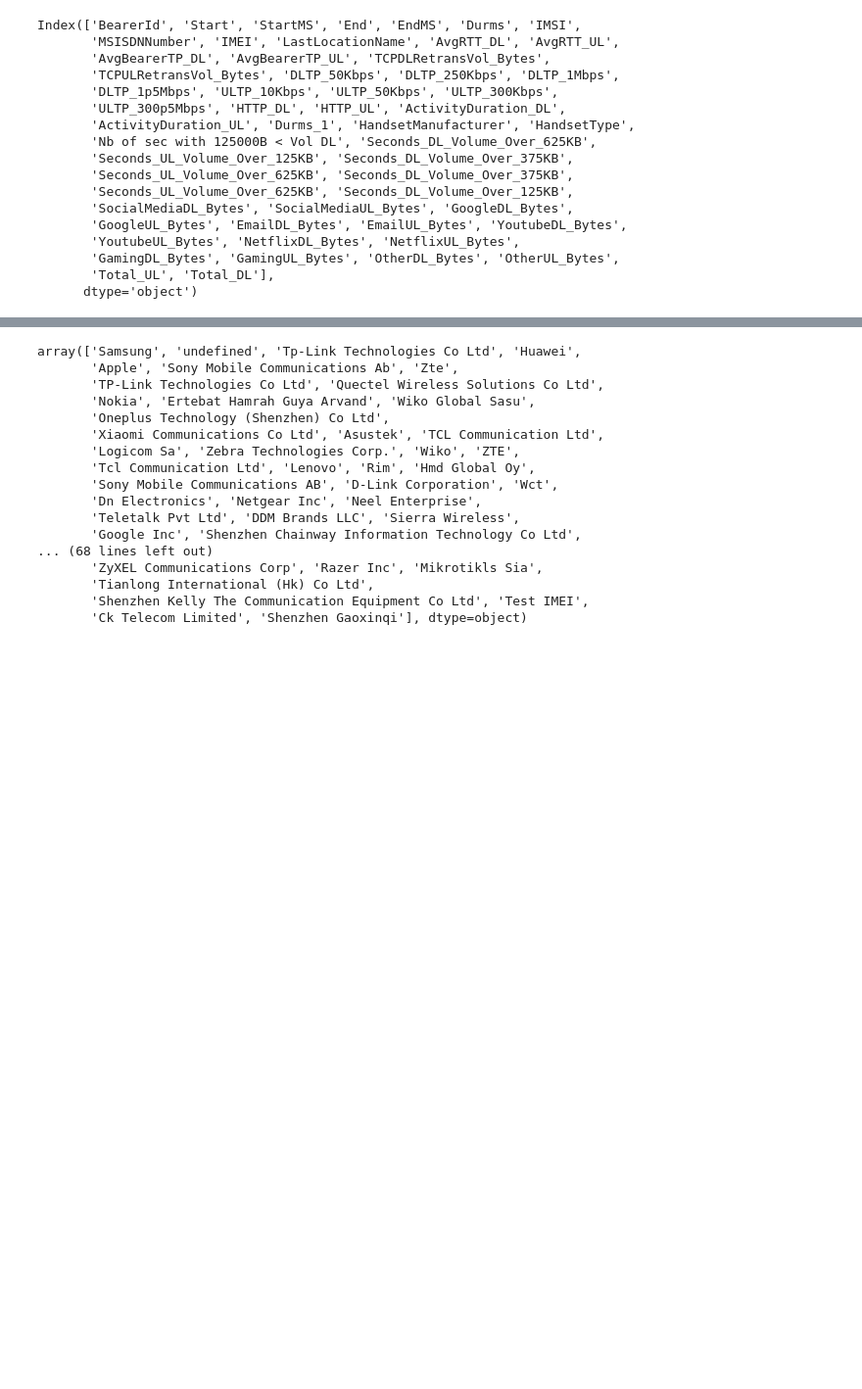
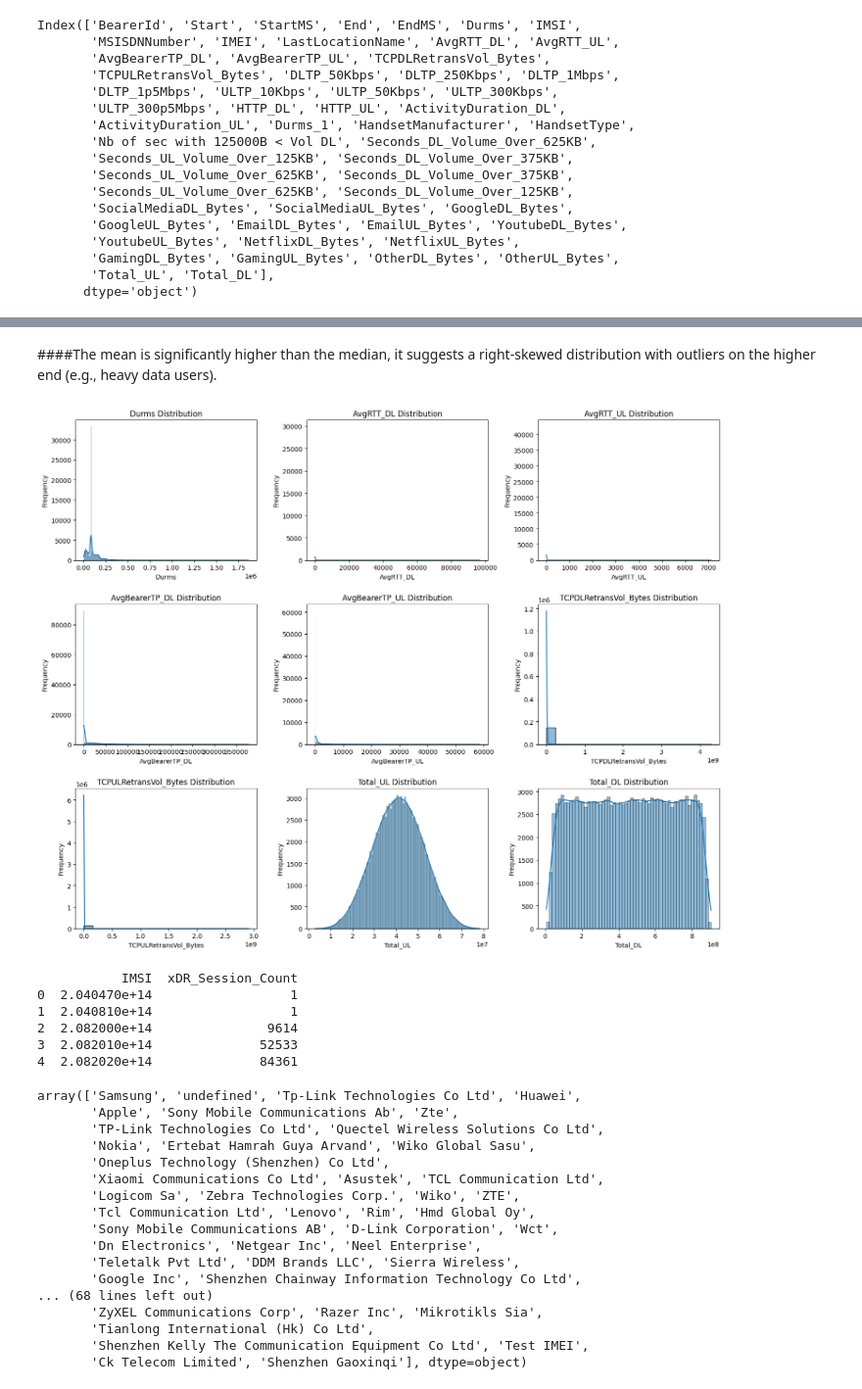
Before and after one commit to santoshdhalwalkar/Telecommunication, a Jupyter notebook: Telecommunication.ipynb, the cells around one changed output, grey strips where cells are left out. Shown at 98% size. Saved outputs shown, nothing was run; the diff lists cells and outputs as text; code cells hidden in the pictures; blank space fills up the shorter version.

Commit message:
Calculate Aggregate per use info and Analyze the basic metrics

```diff
--- a/Telecommunication.ipynb
+++ b/Telecommunication.ipynb
@@ -439,3 +398,13 @@ Index(['BearerId', 'Start', 'StartMS', 'End', 'EndMS', 'Durms', 'IMSI',
        'GamingDL_Bytes', 'GamingUL_Bytes', 'OtherDL_Bytes', 'OtherUL_Bytes',
        'Total_UL', 'Total_DL'],
       dtype='object')
+# %%
+# Select relevant columns for analysis
+columns_to_analyze = [
+    'Durms', 'AvgRTT_DL', 'AvgRTT_UL', 'AvgBearerTP_DL', 'AvgBearerTP_UL',
+    'TCPDLRetransVol_Bytes', 'TCPULRetransVol_Bytes', 'Total_UL', 'Total_DL'
+]
+
+# Compute descriptive statistics
+metrics = df[columns_to_analyze].describe().T
+metrics
@@ -442,3 +422,34 @@ Index(['BearerId', 'Start', 'StartMS', 'End', 'EndMS', 'Durms', 'IMSI',
+# %% [markdown]
+####The mean is significantly higher than the median, it suggests a right-skewed distribution with outliers on the higher end (e.g., heavy data users).
+# %%
+# Plot histograms and line plots to visualize skewness
+plt.figure(figsize=(15, 12))
+
+for i, column in enumerate(columns_to_analyze, 1):
+    plt.subplot(3, 3, i)
+    sns.histplot(df[column], kde=True)
+    plt.title(f'{column} Distribution')
+    plt.xlabel(column)
+    plt.ylabel('Frequency')
+
+plt.tight_layout()
+plt.show()
+# %% [output]
+[figure, added]
+# %%
+# Group by user identifier (e.g., IMSI)
+# Calculate the number of xDR sessions per user
+user_session_count = df.groupby('IMSI').size().reset_index(name='xDR_Session_Count')
+
+# Display the first few rows of the result
+print(user_session_count.head())
+# %% [output]
+           IMSI  xDR_Session_Count
+0  2.040470e+14                  1
+1  2.040810e+14                  1
+2  2.082000e+14               9614
+3  2.082010e+14              52533
+4  2.082020e+14              84361
 # %%
 df.HandsetManufacturer.unique()
 # %% [output]
```
Also changed, not shown: parts of 8 cells of this notebook.
